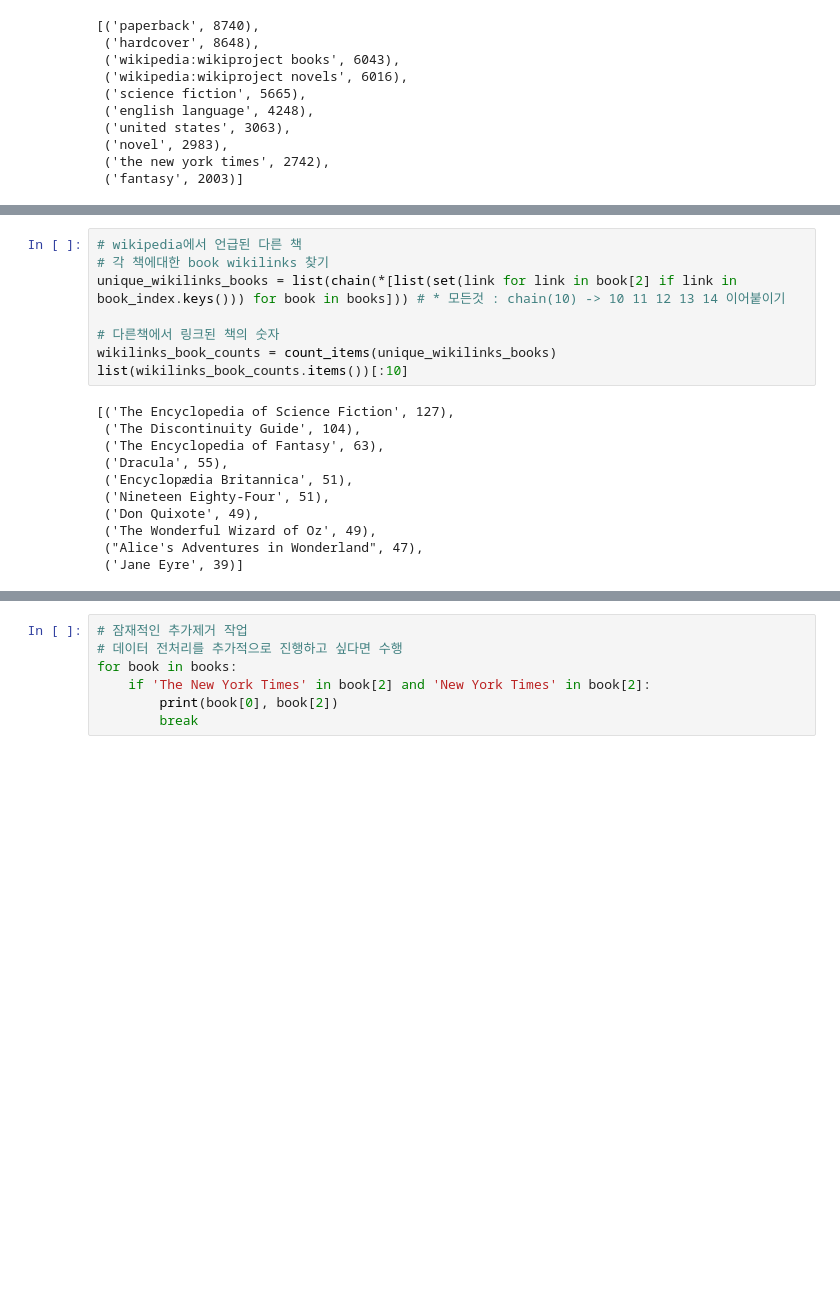
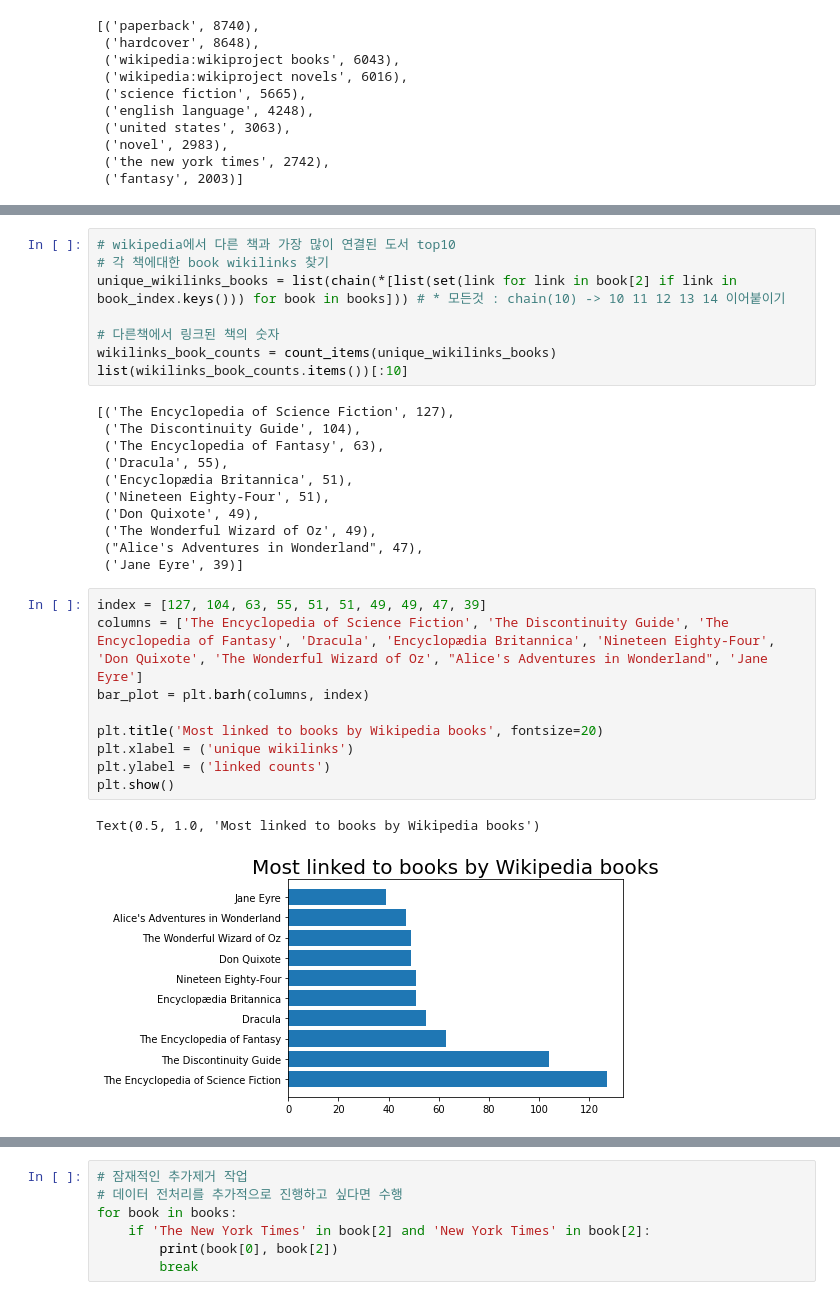
Before and after one commit to kwonkai/juno1412, a Jupyter notebook: Neural_Network_Embedding_Re/NNERS.ipynb, the cells around one changed output, grey strips where cells are left out. Cells and saved outputs as stored; diff of their text form; blank space fills up the shorter version.

```diff
--- a/Neural_Network_Embedding_Re/NNERS.ipynb
+++ b/Neural_Network_Embedding_Re/NNERS.ipynb
@@ -180,5 +209,5 @@ print(len(links))
 # %%
-# wikipedia에서 언급된 다른 책
+# wikipedia에서 다른 책과 가장 많이 연결된 도서 top10
 # 각 책에대한 book wikilinks 찾기
 unique_wikilinks_books = list(chain(*[list(set(link for link in book[2] if link in book_index.keys())) for book in books])) # * 모든것 : chain(10) -> 10 11 12 13 14 이어붙이기
 
@@ -196,3 +225,15 @@ list(wikilinks_book_counts.items())[:10]
  ('The Wonderful Wizard of Oz', 49),
  ("Alice's Adventures in Wonderland", 47),
  ('Jane Eyre', 39)]
+# %%
+index = [127, 104, 63, 55, 51, 51, 49, 49, 47, 39]
+columns = ['The Encyclopedia of Science Fiction', 'The Discontinuity Guide', 'The Encyclopedia of Fantasy', 'Dracula', 'Encyclopædia Britannica', 'Nineteen Eighty-Four', 'Don Quixote', 'The Wonderful Wizard of Oz', "Alice's Adventures in Wonderland", 'Jane Eyre']
+bar_plot = plt.barh(columns, index)
+
+plt.title('Most linked to books by Wikipedia books', fontsize=20)
+plt.xlabel = ('unique wikilinks')
+plt.ylabel = ('linked counts')
+plt.show()
+# %% [output]
+Text(0.5, 1.0, 'Most linked to books by Wikipedia books')
+[figure, added]
```
Also changed, not shown: parts of 23 cells of this notebook.
